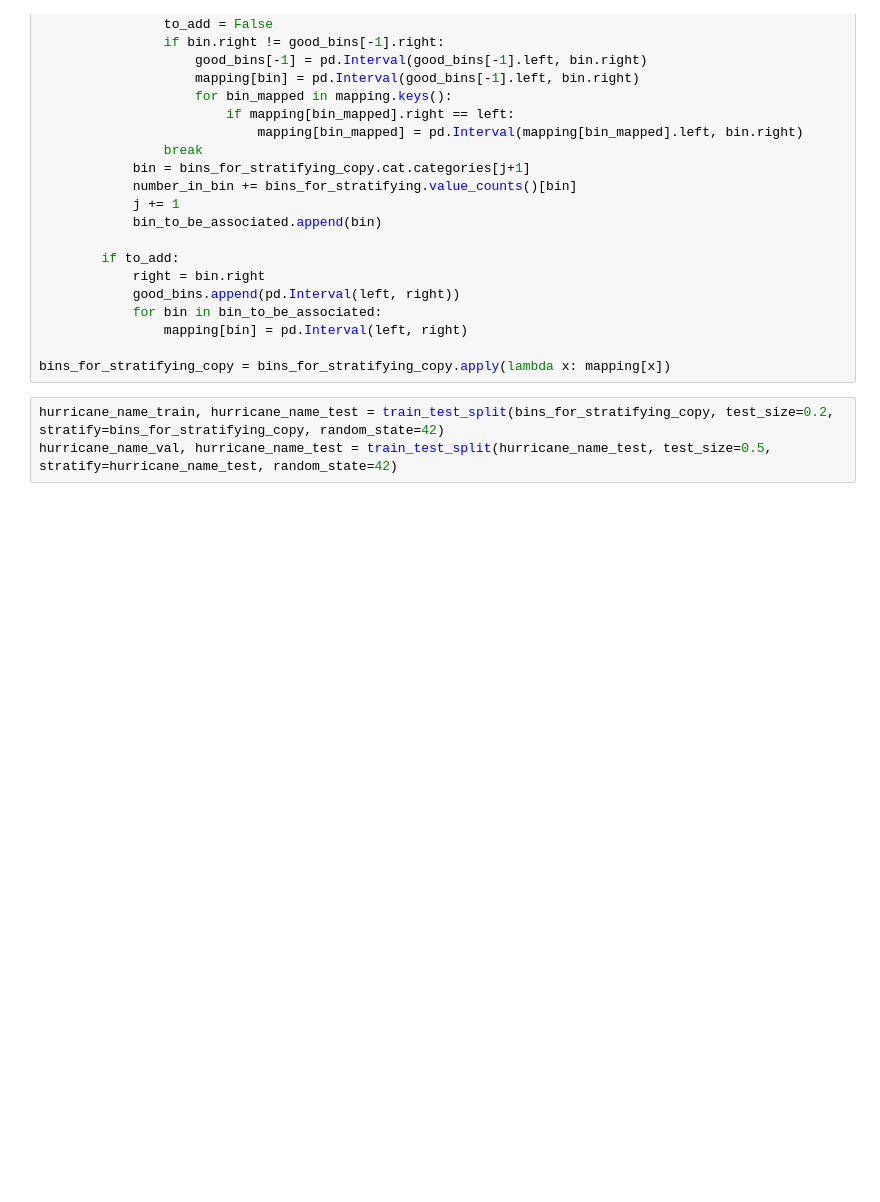
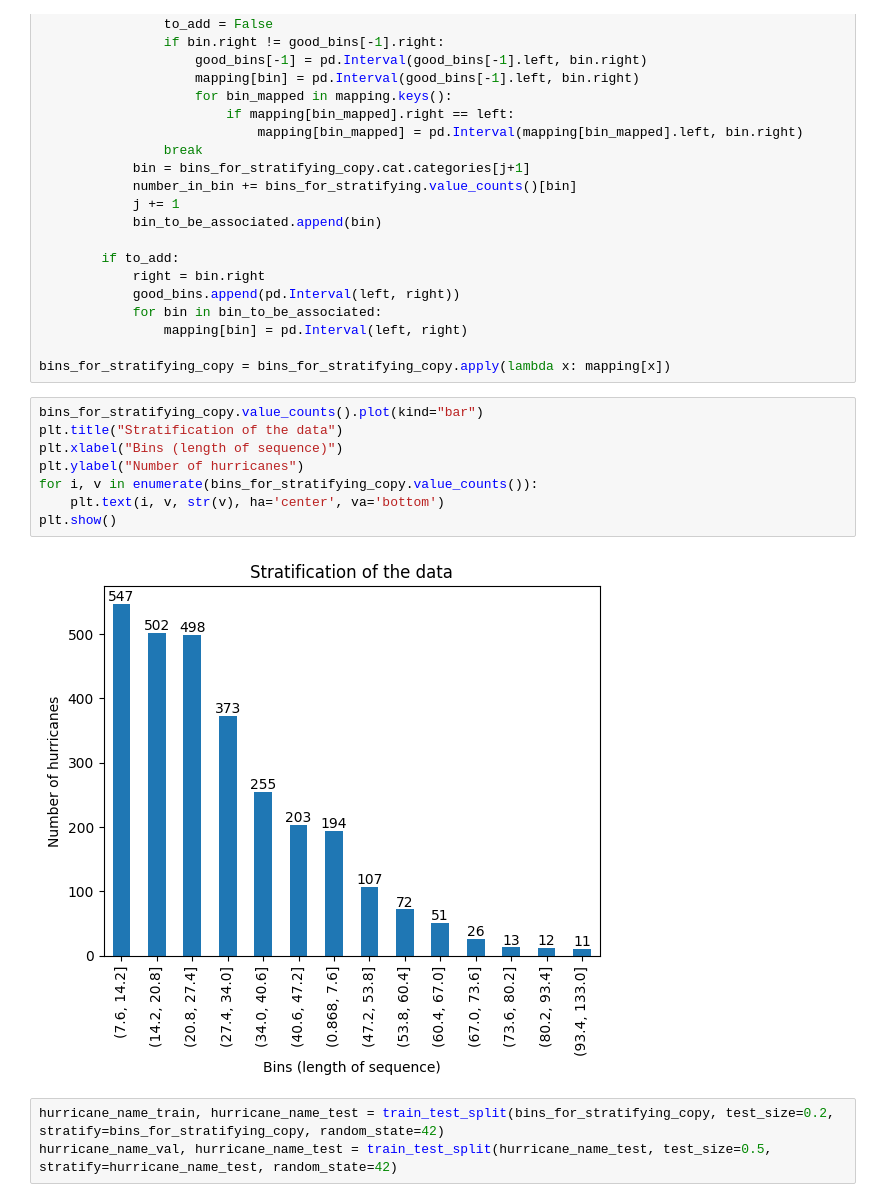
Before and after one commit to EmmaGau/hurricanes_prediction_mlns, a Jupyter notebook: notebooks/explo.ipynb, the cells around one changed output. Drawn from its saved outputs; the diff is of its cells as text; blank space fills up the shorter version.

```diff
--- a/notebooks/explo.ipynb
+++ b/notebooks/explo.ipynb
@@ -206,6 +344,16 @@ for i in range(len(bins_for_stratifying_copy.cat.categories)):
                 mapping[bin] = pd.Interval(left, right)
 
 bins_for_stratifying_copy = bins_for_stratifying_copy.apply(lambda x: mapping[x])
+# %%
+bins_for_stratifying_copy.value_counts().plot(kind="bar")
+plt.title("Stratification of the data")
+plt.xlabel("Bins (length of sequence)")
+plt.ylabel("Number of hurricanes")
+for i, v in enumerate(bins_for_stratifying_copy.value_counts()):
+    plt.text(i, v, str(v), ha='center', va='bottom')
+plt.show()
+# %% [output]
+[figure, added]
 # %%
 hurricane_name_train, hurricane_name_test = train_test_split(bins_for_stratifying_copy, test_size=0.2, stratify=bins_for_stratifying_copy, random_state=42)
 hurricane_name_val, hurricane_name_test = train_test_split(hurricane_name_test, test_size=0.5, stratify=hurricane_name_test, random_state=42)
```
Also changed, not shown: parts of 32 cells of this notebook, 2 other files.
